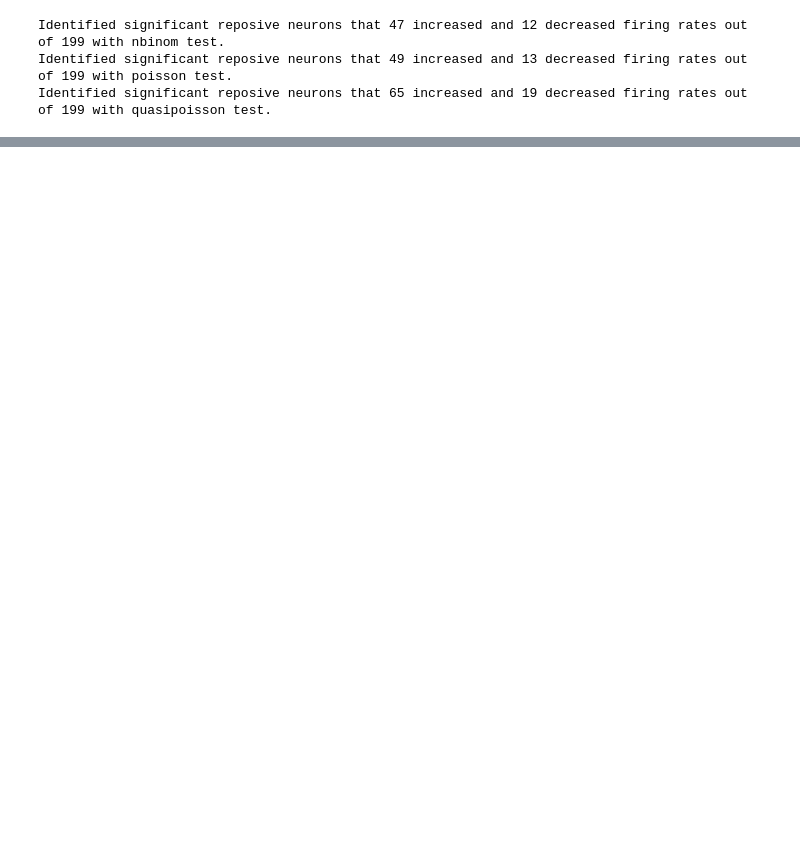
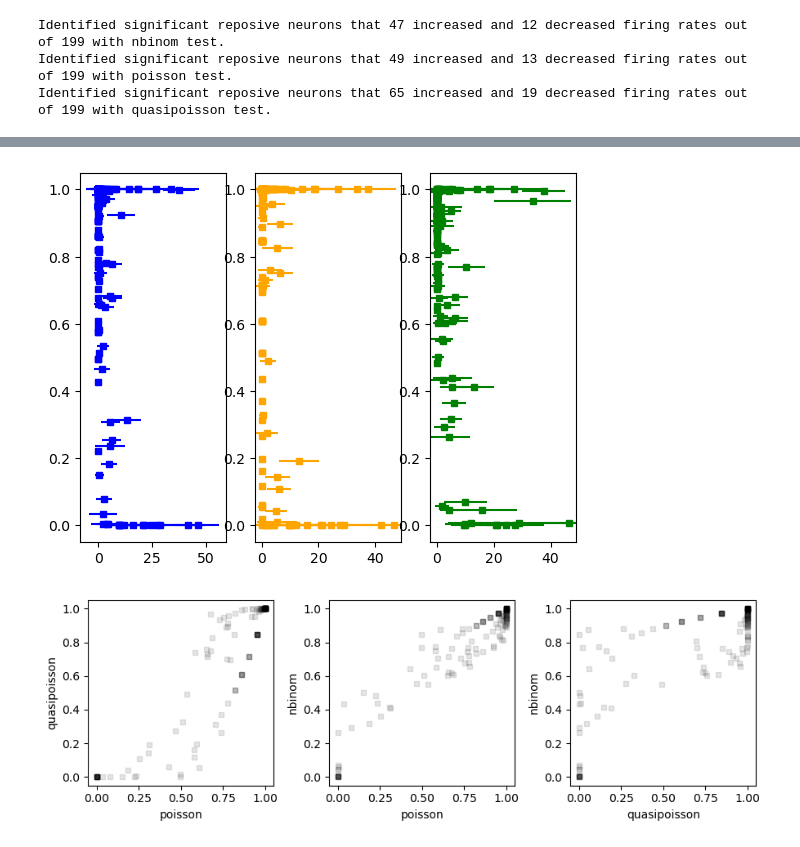
Before and after one commit to feldheimlab/auditoryAnalysis, a Jupyter notebook: Analyze Auditory Spot.ipynb, the cells around one changed output, grey strips where cells are left out. Saved outputs shown, nothing was run; the diff lists cells and outputs as text; code cells hidden in the pictures; blank space fills up the shorter version.

```diff
--- a/Analyze Auditory Spot.ipynb
+++ b/Analyze Auditory Spot.ipynb
@@ -363,3 +378,41 @@ TypeError: only size-1 arrays can be converted to Python scalars
+# %%
+fig, axs = plt.subplots(1,3)
+
+axs[0].errorbar(p_activity_df['avg window 700 - 1000 ms'],
+             p_activity_df['poisson pval compare win 0 - 1'],
+             xerr = np.sqrt(p_activity_df['var window 700 - 1000 ms']), ls='none', marker='s', ms = 5, color='blue')
+axs[1].errorbar(qp_activity_df['avg window 700 - 1000 ms'],
+             qp_activity_df['quasipoisson pval compare win 0 - 1'],
+             xerr = np.sqrt(p_activity_df['var window 700 - 1000 ms']), ls='none', marker='s', ms = 5, color='orange')
+axs[2].errorbar(nb_activity_df['avg window 700 - 1000 ms'],
+             nb_activity_df['nbinom pval compare win 0 - 1'],
+             xerr = np.sqrt(p_activity_df['var window 700 - 1000 ms']), ls='none', marker='s', ms = 5, color='green')
+plt.show()
+
+fig, axs = plt.subplots(1,3, figsize=(9,3))
+
+axs[0].errorbar(p_activity_df['poisson pval compare win 0 - 1'],
+                qp_activity_df['quasipoisson pval compare win 0 - 1'],
+                ls='none', marker='s', ms = 5, color='k', alpha=0.1)
+axs[0].set_xlabel('poisson')
+axs[0].set_ylabel('quasipoisson')
+
+axs[1].errorbar(p_activity_df['poisson pval compare win 0 - 1'],
+                nb_activity_df['nbinom pval compare win 0 - 1'],
+                ls='none', marker='s', ms = 5, color='k', alpha=0.1)
+axs[1].set_xlabel('poisson')
+axs[1].set_ylabel('nbinom')
+
+axs[2].errorbar(qp_activity_df['quasipoisson pval compare win 0 - 1'],
+                nb_activity_df['nbinom pval compare win 0 - 1'],
+                ls='none', marker='s', ms = 5, color='k', alpha=0.1)
+axs[2].set_xlabel('quasipoisson')
+axs[2].set_ylabel('nbinom')
+plt.tight_layout()
+plt.show()
+# %% [output]
+[figure, added]
+[figure, added]
 # %%
 import math
 math.gcd(int(spont_win[1]-spont_win[0]),int(windows[0,0]))
```
Also changed, not shown: parts of 9 cells of this notebook.
